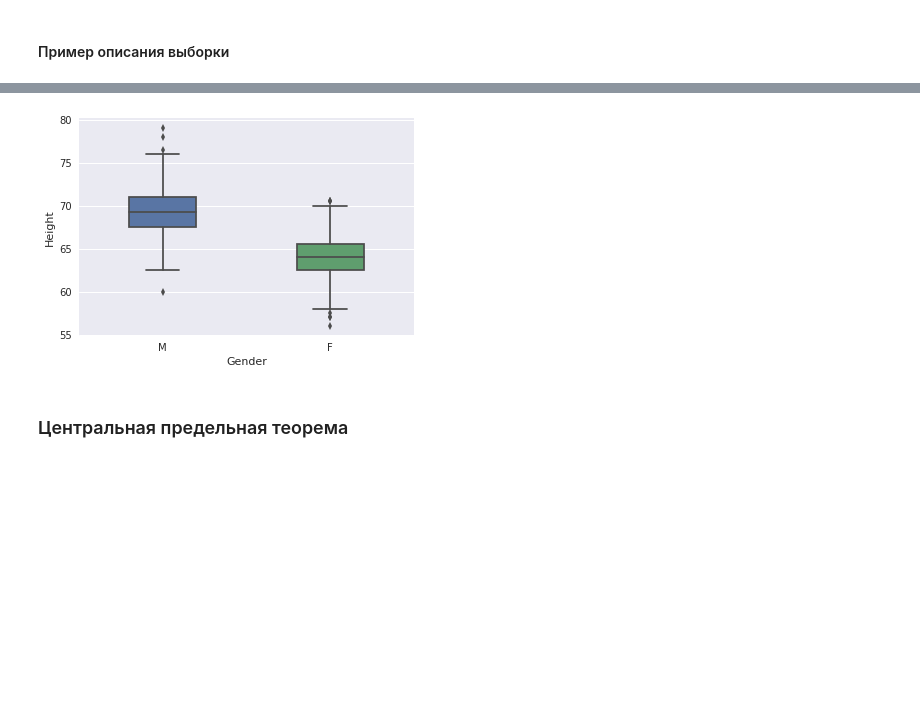
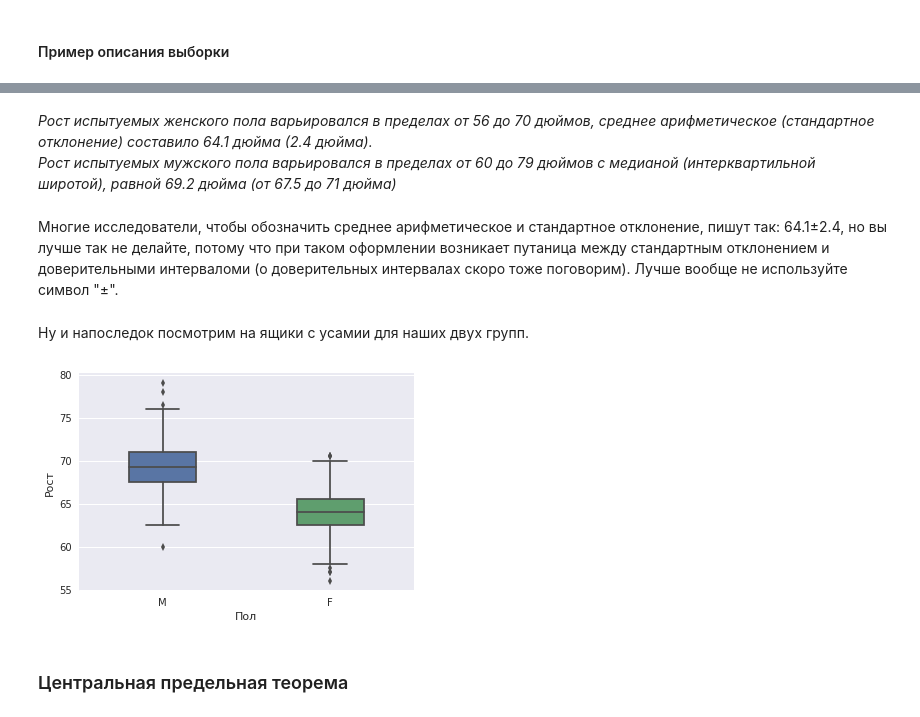
Before and after one commit to mishaberegov/statistics, a Jupyter notebook: Статистика_для_нубов.ipynb, the cells around one changed output, grey strips where cells are left out. Saved outputs shown, nothing was run; the diff lists cells and outputs as text; code cells hidden in the pictures; blank space fills up the shorter version.

```diff
--- a/Статистика_для_нубов.ipynb
+++ b/Статистика_для_нубов.ipynb
@@ -378,8 +434,17 @@ plt.show()
+# %% [markdown]
+_Рост испытуемых женского пола варьировался в пределах от 56 до  70 дюймов, среднее арифметическое (стандартное отклонение) составило 64.1 дюйма (2.4 дюйма). <br>
+Рост испытуемых мужского пола варьировался в пределах от 60 до 79 дюймов с медианой (интерквартильной широтой), равной 69.2 дюйма (от 67.5 до 71 дюйма)_
+# %% [markdown]
+Многие исследователи, чтобы обозначить среднее арифметическое и стандартное отклонение, пишут так: 64.1±2.4, но вы лучше так не делайте, потому что при таком оформлении возникает путаница между стандартным отклонением и доверительными интерваломи (о доверительных интервалах скоро тоже поговорим). Лучше вообще не используйте символ "±".
+# %% [markdown]
+Ну и напоследок посмотрим на ящики с усамии для наших двух групп.
 # %%
 sns.boxplot(x=galton.Gender, y=galton.Height, data=galton, width=0.4)
+plt.ylabel('Рост')
+plt.xlabel('Пол')
 plt.show()
 # %% [output]
-[figure, old version]
+[figure, new version]
 # %% [markdown]
 ### Центральная предельная теорема
 # %%
```
Also changed, not shown: parts of 12 cells of this notebook.
